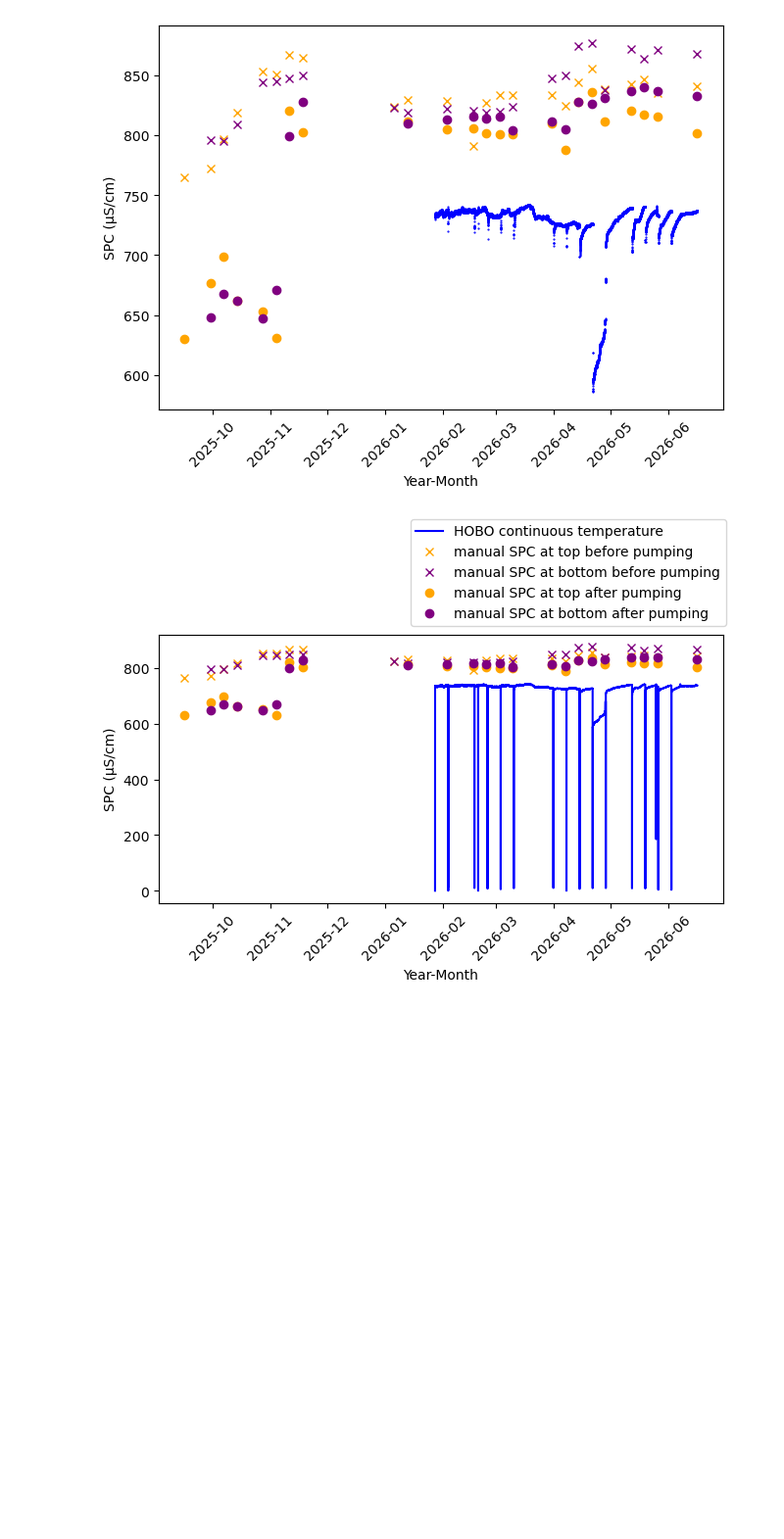
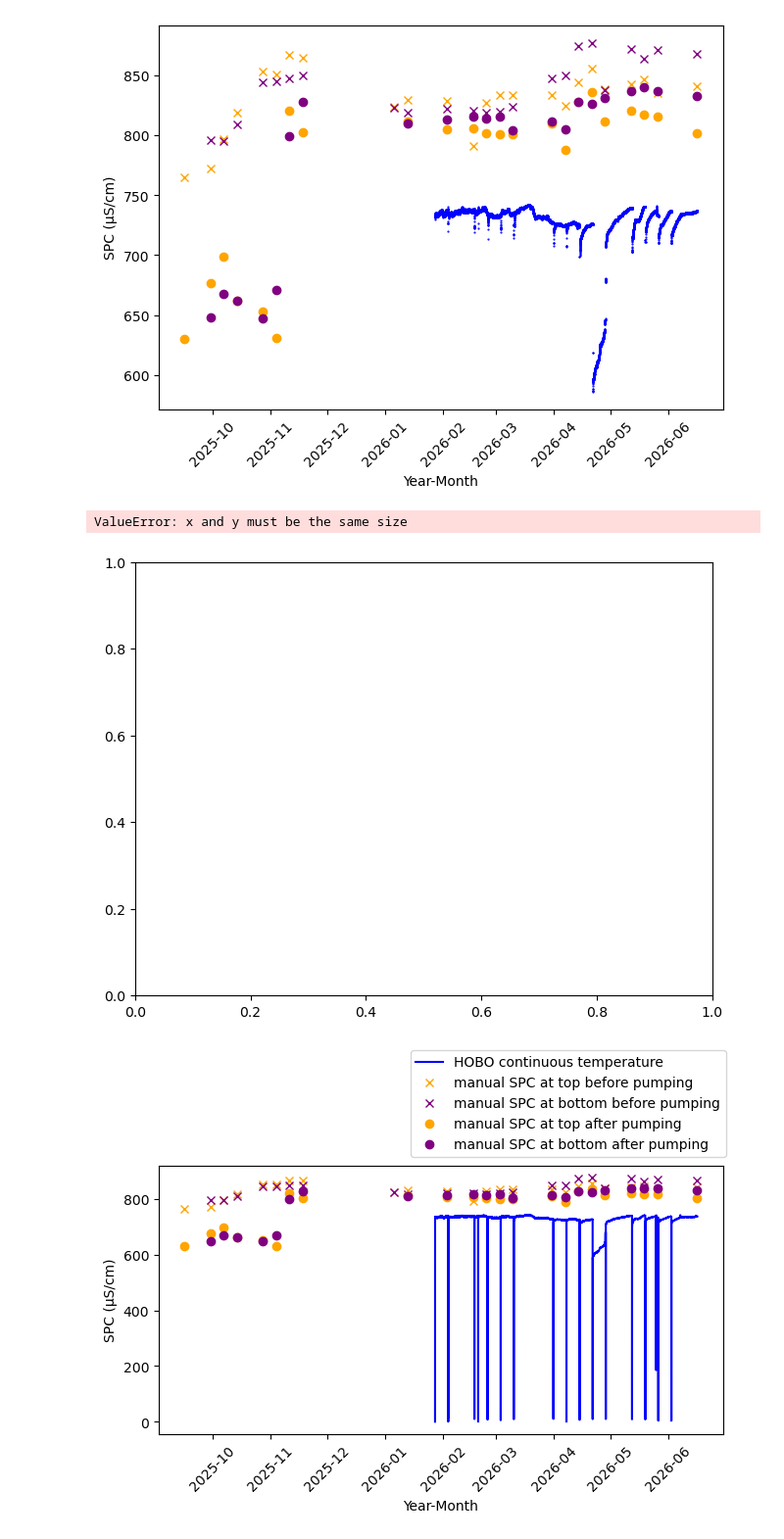
Before and after one commit to sauron-245/summer_26, a Jupyter notebook: summer 2026/SPC_bell2026.ipynb, the cells around one changed output. Shown at 98% size. Cells and saved outputs as stored; diff of their text form; code cells hidden in the pictures; blank space fills up the shorter version.

```diff
--- a/summer 2026/SPC_bell2026.ipynb
+++ b/summer 2026/SPC_bell2026.ipynb
@@ -170,6 +170,38 @@ plt.ylabel("SPC (µS/cm)")
 plt.show()
 # %% [output]
 [figure]
+# %%
+#finding the calibration factor
+# hobodf = pd.read_csv("P1_All_6.16.csv")
+# hobodf["Date-Time (CST/CDT)"] = pd.to_datetime(hobodf["Date-Time (CST/CDT)"])
+# mandf = pd.read_csv("Well_Sampling_Data_P1.csv")
+# mandf["Date"] = pd.to_datetime(mandf["Date"])
+
+fig, ax = plt.subplots(layout='constrained')
+ax.scatter(filteredhobo, mandf.loc[:,"SPC bottom before"], s = 0.3, color="green", label = "manual (bb) versus continuous")
+# ax.plot(mandf.Date, mandf.loc[:,"SPC top before"], 'x', color = "orange", label = "manual SPC at top before pumping")
+# ax.plot(mandf.Date, mandf.loc[:,"SPC bottom before"], 'x', color = "purple", label = "manual SPC at bottom before pumping")
+# ax.plot(mandf.Date, mandf.loc[:,"SPC top after"], 'o', color = "orange", label = "manual SPC at top after pumping")
+# ax.plot(mandf.Date, mandf.loc[:,"SPC bottom after"], 'o', color = "purple", label = "manual SPC at bottom after pumping")
+plt.xticks(rotation=45)
+# plt.xlabel("Year-Month")
+# plt.ylabel("SPC (µS/cm)")
+# plt.ylim((700, 750))
+# plt.xlim((pd.to_datetime("2026-02"), pd.to_datetime("2026-06")))
+#code below places legend outside graph, but squishes it
+#plt.legend(bbox_to_anchor=(1.05, 0.5), loc="center left")
+
+#code below places legend on graph and covers some of the data
+#ax.legend(loc="lower left")
+
+#code below puts legend outside of graph, squishes it down, but is not awful
+#fig.legend(loc='outside upper right')
+#ax.legend(handles = [hobo, temptb, tempbb, tempta, tempba], labels = ["HOBO continuous data", "field data at top before pumping", "field data at bottom before pumping", "field data at top after pumping", "field data at bottom after pumping"])
+
+plt.show()
+# %% [output]
+ValueError: x and y must be the same size
+[figure, added]
 # %%
 hobodf = pd.read_csv("P1_All_6.16.csv")
 hobodf["Date-Time (CST/CDT)"] = pd.to_datetime(hobodf["Date-Time (CST/CDT)"])
```
Also changed, not shown: 4 other files.
